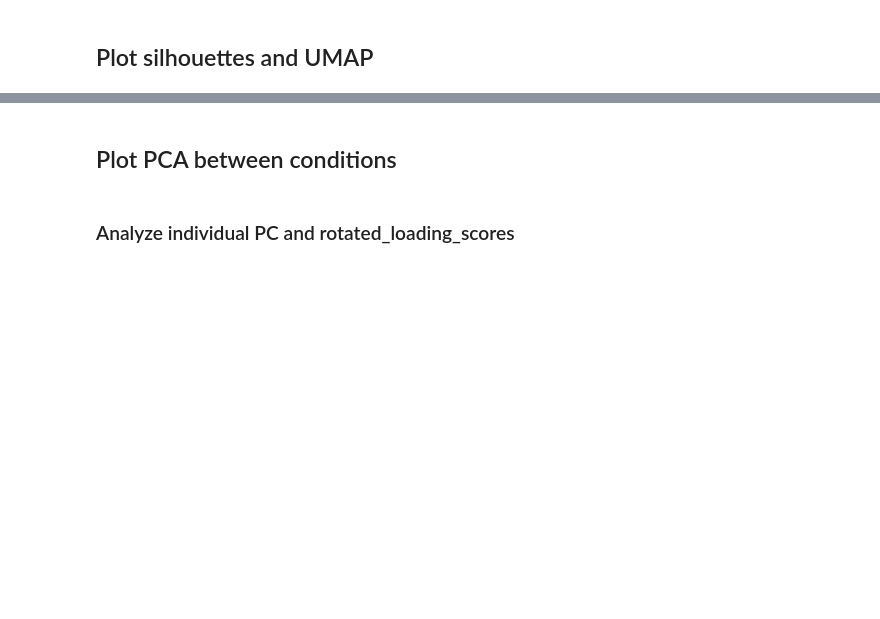
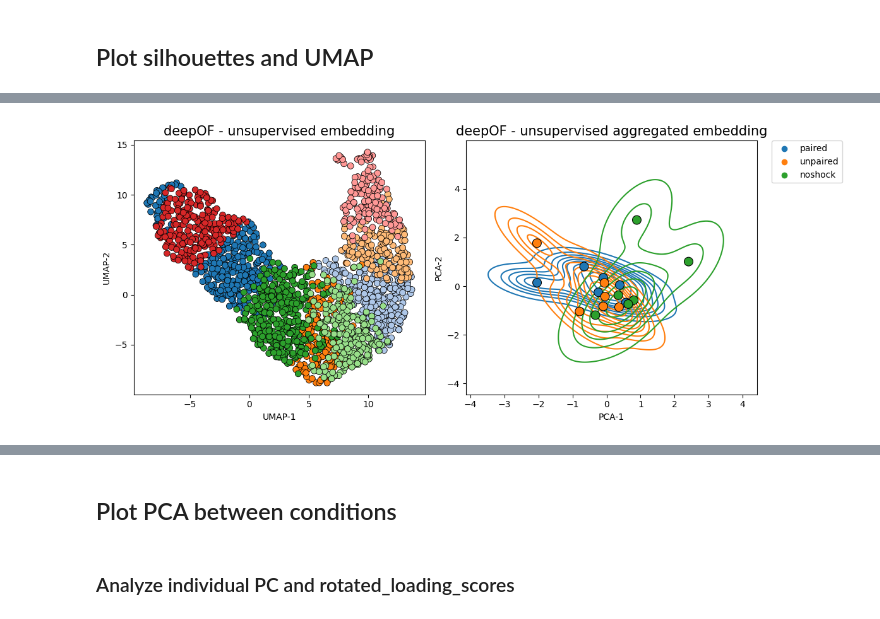
Before and after one commit to marccanela/deepof_abg, a Jupyter notebook: unsupervised_pipeline.ipynb, the cells around one changed output, grey strips where cells are left out. Saved outputs shown, nothing was run; the diff lists cells and outputs as text; code cells hidden in the pictures; blank space fills up the shorter version.

```diff
--- a/unsupervised_pipeline.ipynb
+++ b/unsupervised_pipeline.ipynb
@@ -44,0 +53,38 @@ visuals_customized.silhouette_diagrams(new_silhouette_score_dict, my_deepof_proj
+# %%
+num_clusters = 8
+embeddings = new_silhouette_score_dict[num_clusters][3]
+soft_counts = new_silhouette_score_dict[num_clusters][4]
+breaks = new_silhouette_score_dict[num_clusters][5]
+# %%
+fig, (ax1, ax2) = plt.subplots(1, 2, figsize=(12, 5))
+
+deepof.visuals.plot_embeddings(
+    my_deepof_project,
+    embeddings,
+    soft_counts,
+    breaks,
+    aggregate_experiments=False,
+    samples=100,
+    ax=ax1,
+    save=False, # Set to True, or give a custom name, to save the plot
+)
+
+deepof.visuals.plot_embeddings(
+    my_deepof_project,
+    embeddings,
+    soft_counts,
+    breaks,
+    aggregate_experiments="time on cluster", # Can also be set to 'mean' and 'median'
+    exp_condition="protocol",
+    show_aggregated_density=True,
+    ax=ax2,
+    save=False, # Set to True, or give a custom name, to save the plot,
+)
+ax2.legend(
+    bbox_to_anchor=(1.05, 1), loc=2, borderaxespad=0.0
+)
+
+plt.tight_layout()
+plt.show()
+# %% [output]
+[figure, added]
```
Also changed, not shown: parts of 6 cells of this notebook, 1 other file.
